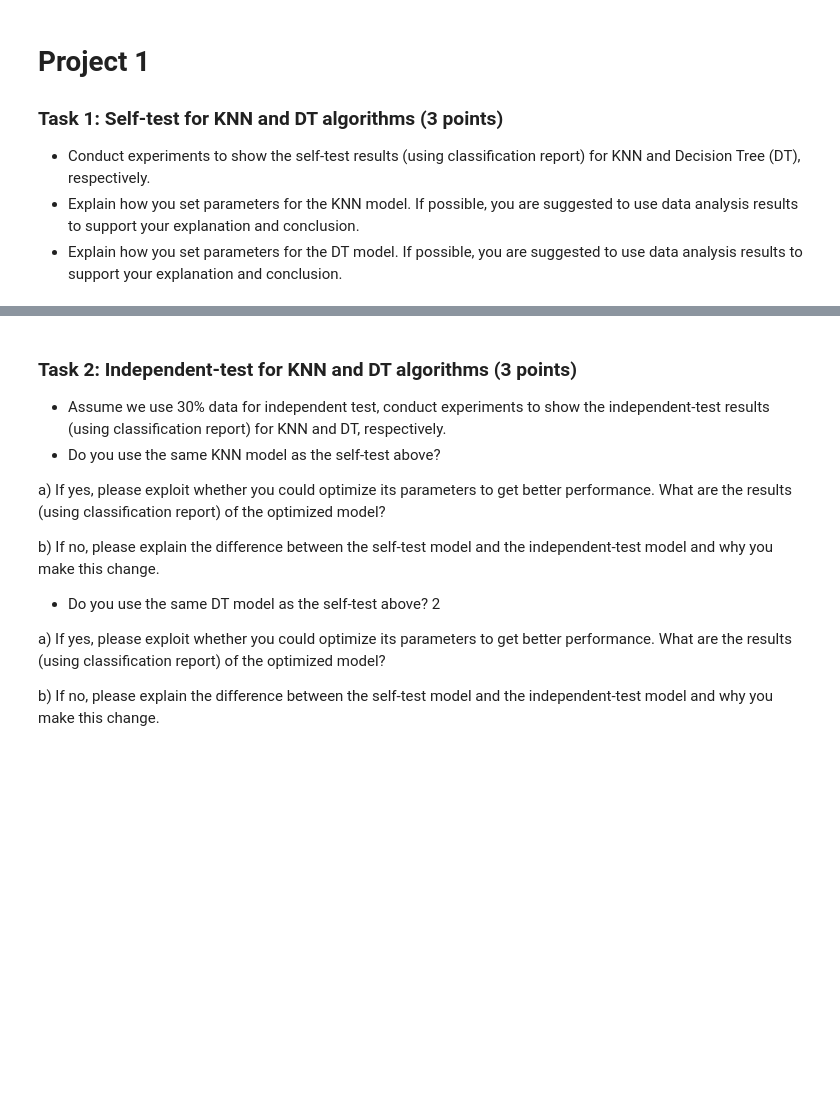
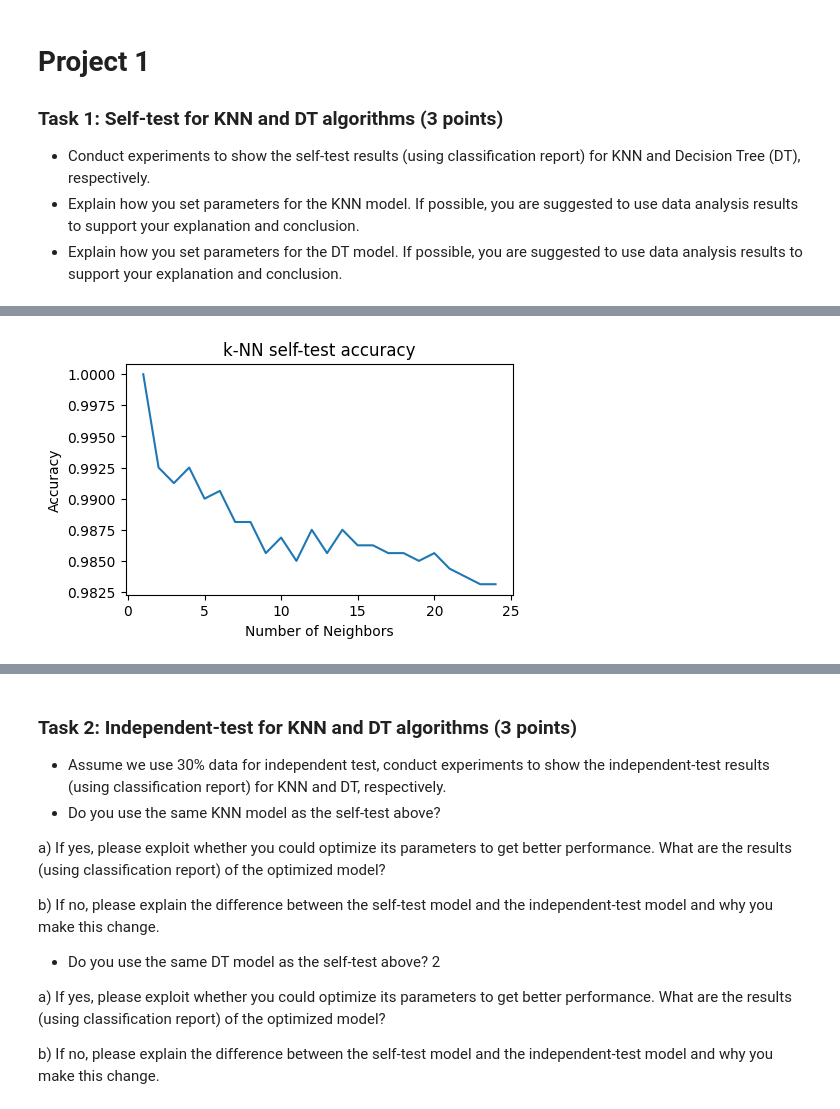
Before and after one commit to cbarbes1/COSC311, a Jupyter notebook: Project1/project1.ipynb, the cells around one changed output, grey strips where cells are left out. Drawn from its saved outputs; the diff is of its cells as text; code cells hidden in the pictures; blank space fills up the shorter version.

```diff
--- a/Project1/project1.ipynb
+++ b/Project1/project1.ipynb
@@ -40,0 +92,18 @@ data
+# %%
+import numpy as np
+neighbors = np.arange(1, 25)
+accuracy = np.empty(len(neighbors))
+
+for i, k in enumerate(neighbors):
+    knn = KNeighborsClassifier(n_neighbors=k)
+    knn.fit(X_train, y_train)
+    accuracy[i] = knn.score(X_train, y_train)
+
+plt.figure(figsize=(5, 3))
+plt.title('k-NN self-test accuracy')
+plt.plot(neighbors, accuracy)
+plt.xlabel('Number of Neighbors')
+plt.ylabel('Accuracy')
+plt.show()
+# %% [output]
+[figure, added]
```
Also changed, not shown: parts of 12 cells of this notebook, 2 other files.
